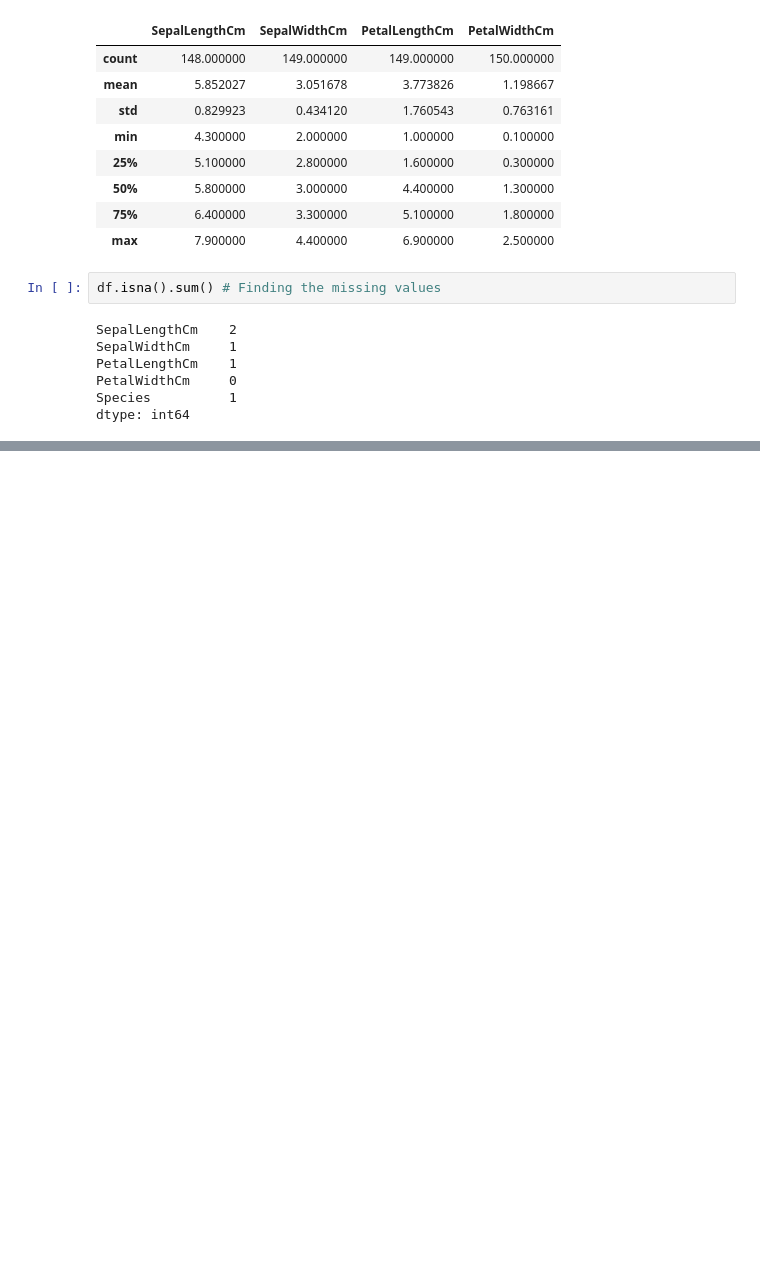
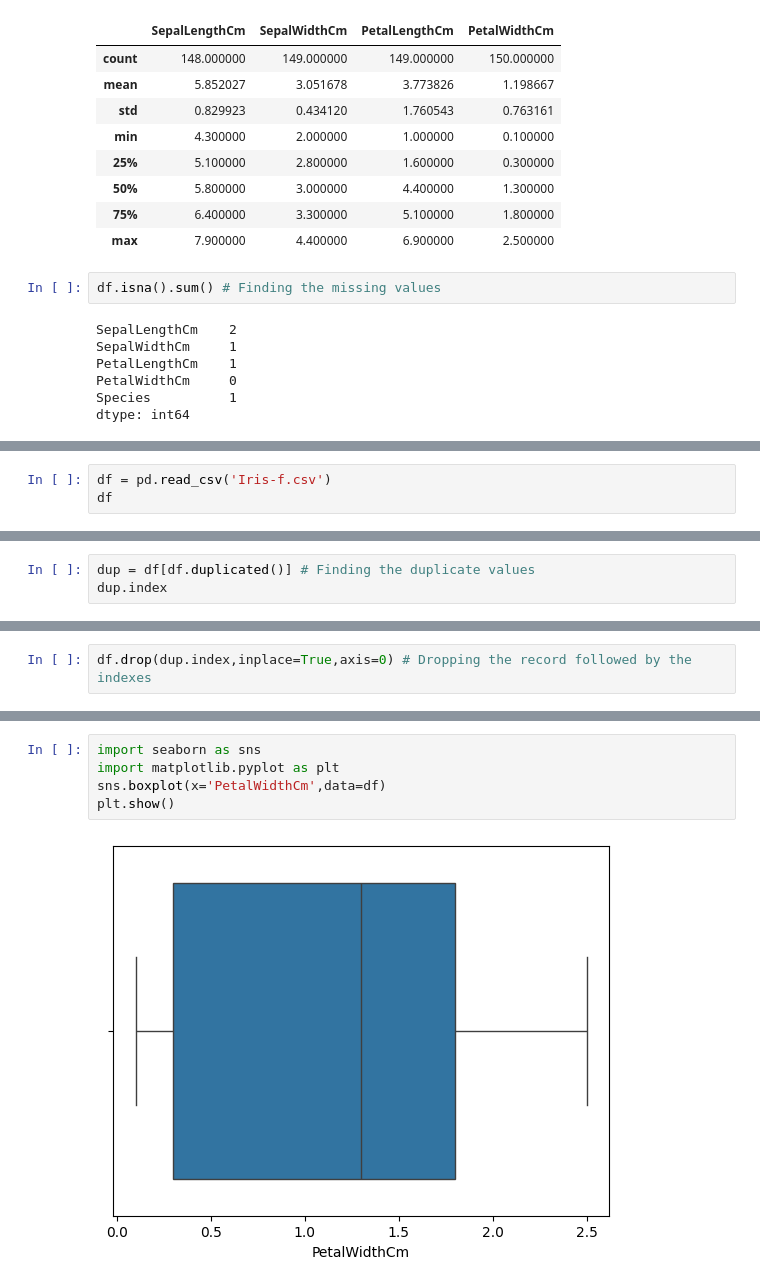
Before and after one commit to Roottoaccess/Semister2_ALL_important_concepts, a Jupyter notebook: AI and ML/data_cleaning.ipynb, the cells around one changed output, grey strips where cells are left out. Cells and saved outputs as stored; diff of their text form; blank space fills up the shorter version.

```diff
--- a/AI and ML/data_cleaning.ipynb
+++ b/AI and ML/data_cleaning.ipynb
@@ -107,0 +341,3 @@ dtype: int64
+# %%
+df = pd.read_csv('Iris-f.csv')
+df
@@ -107,0 +382,3 @@ dtype: int64
+# %%
+dup = df[df.duplicated()] # Finding the duplicate values
+dup.index
@@ -107,0 +387,2 @@ dtype: int64
+# %%
+df.drop(dup.index,inplace=True,axis=0) # Dropping the record followed by the indexes
@@ -107,0 +409,7 @@ dtype: int64
+# %%
+import seaborn as sns
+import matplotlib.pyplot as plt
+sns.boxplot(x='PetalWidthCm',data=df)
+plt.show()
+# %% [output]
+[figure, added]
```
Also changed, not shown: parts of 68 cells of this notebook, 12 other files.
